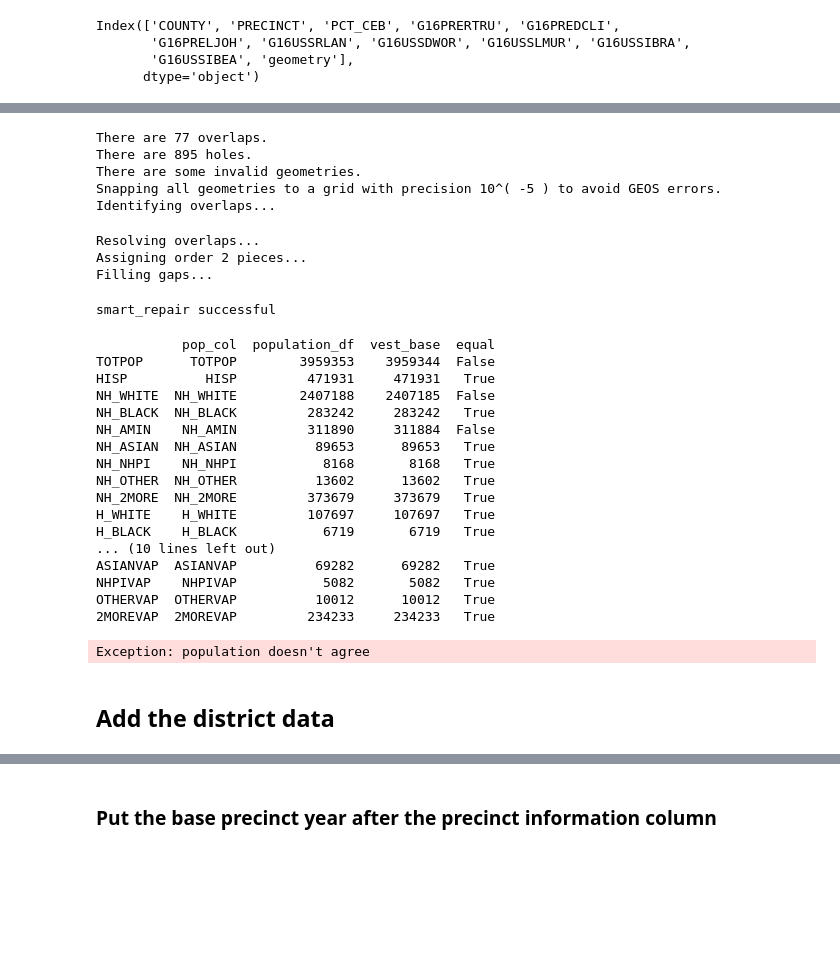
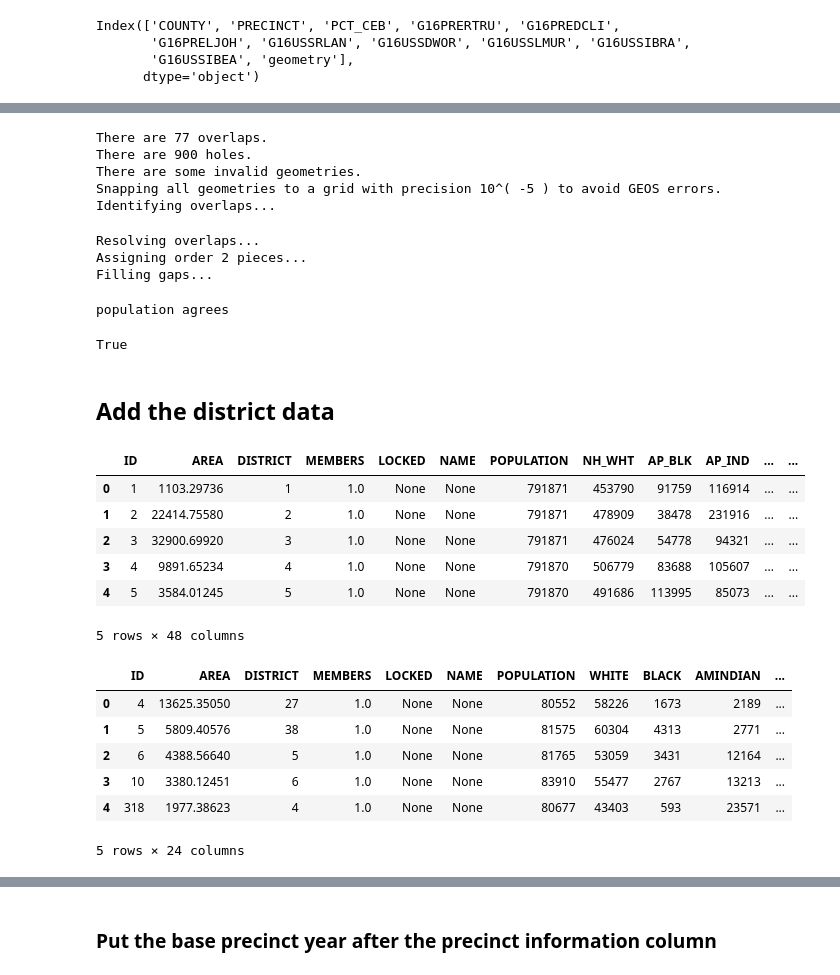
Before and after one commit to eveomett-states/Oklahoma, a Jupyter notebook: ok.ipynb, the cells around one changed output, grey strips where cells are left out. Drawn from its saved outputs; the diff is of its cells as text; code cells hidden in the pictures; blank space fills up the shorter version.

Commit message:
Population agrees

```diff
--- a/ok.ipynb
+++ b/ok.ipynb
@@ -21,11 +21,12 @@ state_ab = "ok"
 data_folder = state_ab + "_data/"
 population1_data = "./{}{}_pl2020_b/{}_pl2020_p1_b.shp".format(data_folder, state_ab, state_ab)
 population2_data = "./{}{}_pl2020_b/{}_pl2020_p2_b.shp".format(data_folder, state_ab, state_ab)
-vap_data =  "./{}{}_pl2020_b/{}_pl2020_p4_b.shp".format(data_folder, state_ab, state_ab)
+vap_data = "./{}{}_pl2020_b/{}_pl2020_p4_b.shp".format(data_folder, state_ab, state_ab)
 vest20_data = "./{}{}_vest_20/{}_vest_20.shp".format(data_folder, state_ab, state_ab)
 vest18_data = "./{}{}_vest_18/{}_vest_18.shp".format(data_folder, state_ab, state_ab)
 vest16_data = "./{}{}_vest_16/{}_vest_16.shp".format(data_folder, state_ab, state_ab)
-cd_data = "./{}{}_cong_2021/ok_cong_2021.shp".format(data_folder, state_ab)
-send_data = "./{}{}_sldu_2021/ok_sldu_2021.shp".format(data_folder, state_ab)
-hdist_data = "./{}{}_sldl_2021/ok_sldl_2021.shp".format(data_folder, state_ab)
+cd_data = "./{}{}_cong_2021/{}_cong_2021.shp".format(data_folder, state_ab, state_ab)
+send_data = "./{}{}_sldu_2021/{}_sldu_2021.shp".format(data_folder, state_ab, state_ab)
+hdist_data = "./{}{}_sldl_2021/{}_sldl_2021.shp".format(data_folder, state_ab, state_ab)
+county_data = "./{}{}_pl2020_cnty/{}_pl2020_cnty.shp".format(data_folder, state_ab, state_ab)
 # %%
@@ -306,32 +304,18 @@ Index(['COC20O', 'COC20R', 'COUNTYFP', 'COUNTY_NAM', 'GEOID', 'PCT_CEB',
 # %%
-election_df = add_vest(vest16, election_df, '16', population_df, 3)
+election_df = add_vest(vest16, election_df, '16', population_df, start_col)
 # %% [output]
 There are 77 overlaps.
-There are 895 holes.
+There are 900 holes.
 There are some invalid geometries.
 Snapping all geometries to a grid with precision 10^( -5 ) to avoid GEOS errors.
 Identifying overlaps...
 Resolving overlaps...
 Assigning order 2 pieces...
 Filling gaps...
-smart_repair successful
+population agrees
-           pop_col  population_df  vest_base  equal
-TOTPOP      TOTPOP        3959353    3959344  False
-HISP          HISP         471931     471931   True
-NH_WHITE  NH_WHITE        2407188    2407185  False
-NH_BLACK  NH_BLACK         283242     283242   True
-NH_AMIN    NH_AMIN         311890     311884  False
-NH_ASIAN  NH_ASIAN          89653      89653   True
-NH_NHPI    NH_NHPI           8168       8168   True
-NH_OTHER  NH_OTHER          13602      13602   True
-NH_2MORE  NH_2MORE         373679     373679   True
-H_WHITE    H_WHITE         107697     107697   True
-H_BLACK    H_BLACK           6719       6719   True
-... (10 lines left out)
-ASIANVAP  ASIANVAP          69282      69282   True
-NHPIVAP    NHPIVAP           5082       5082   True
-OTHERVAP  OTHERVAP          10012      10012   True
-2MOREVAP  2MOREVAP         234233     234233   True
-Exception: population doesn't agree
+# %%
+maup.doctor(election_df)
+# %% [output]
+True
 # %% [markdown]
 ##  Add the district data
@@ -341,3 +322,18 @@ hdist = gpd.read_file(hdist_data)
+# %%
+cd = gpd.read_file(cd_data)
+cd = cd.to_crs(cd.estimate_utm_crs())
+send = gpd.read_file(send_data)
+send = send.to_crs(send.estimate_utm_crs())
+hdist = gpd.read_file(hdist_data)
+hdist = hdist.to_crs(hdist.estimate_utm_crs())
 # %%
-cong_df.head()
+cd.head()
+# %% [output]
+|  | ID | AREA | DISTRICT | MEMBERS | LOCKED | NAME | POPULATION | NH_WHT | AP_BLK | AP_IND | ... | ... |
+| 0 | 1 | 1103.29736 | 1 | 1.0 | None | None | 791871 | 453790 | 91759 | 116914 | ... | ... |
+| 1 | 2 | 22414.75580 | 2 | 1.0 | None | None | 791871 | 478909 | 38478 | 231916 | ... | ... |
+| 2 | 3 | 32900.69920 | 3 | 1.0 | None | None | 791871 | 476024 | 54778 | 94321 | ... | ... |
+| 3 | 4 | 9891.65234 | 4 | 1.0 | None | None | 791870 | 506779 | 83688 | 105607 | ... | ... |
+| 4 | 5 | 3584.01245 | 5 | 1.0 | None | None | 791870 | 491686 | 113995 | 85073 | ... | ... |
+5 rows × 48 columns
 # %%
@@ -345,5 +341,13 @@ election_df = add_district(cong_df, "CD", election_df, "DISTRICT")
 # %%
 send.head()
+# %% [output]
+|  | ID | AREA | DISTRICT | MEMBERS | LOCKED | NAME | POPULATION | WHITE | BLACK | AMINDIAN | ... |
+| 0 | 4 | 13625.35050 | 27 | 1.0 | None | None | 80552 | 58226 | 1673 | 2189 | ... |
+| 1 | 5 | 5809.40576 | 38 | 1.0 | None | None | 81575 | 60304 | 4313 | 2771 | ... |
+| 2 | 6 | 4388.56640 | 5 | 1.0 | None | None | 81765 | 53059 | 3431 | 12164 | ... |
+| 3 | 10 | 3380.12451 | 6 | 1.0 | None | None | 83910 | 55477 | 2767 | 13213 | ... |
+| 4 | 318 | 1977.38623 | 4 | 1.0 | None | None | 80677 | 43403 | 593 | 23571 | ... |
+5 rows × 24 columns
 # %%
 election_df = add_district(send, "SEND", election_df, "DISTRICT")
 # %%
```
Also changed, not shown: parts of 40 cells of this notebook, 1 other file.
